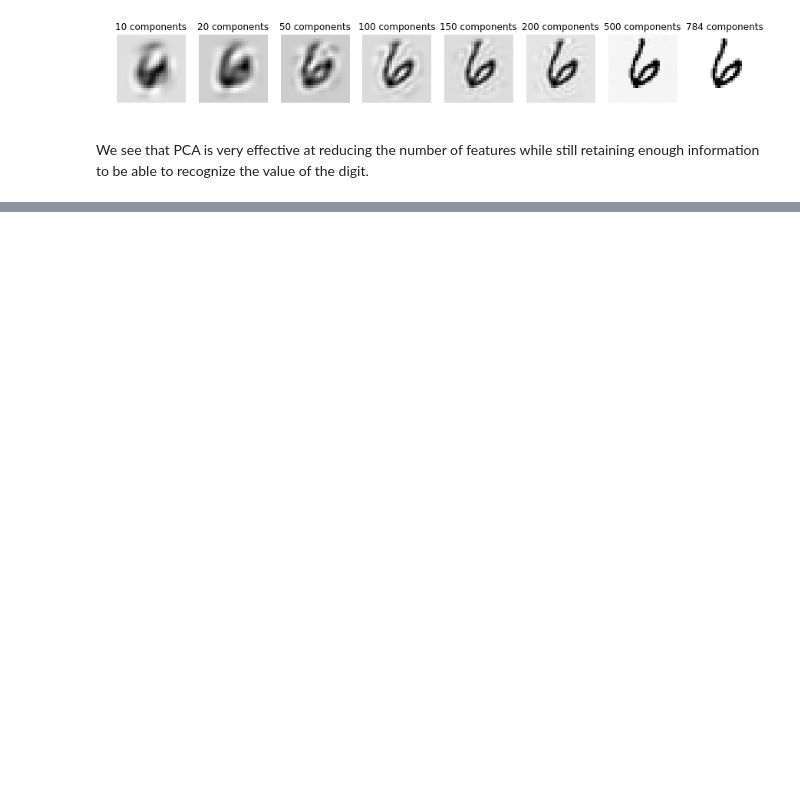
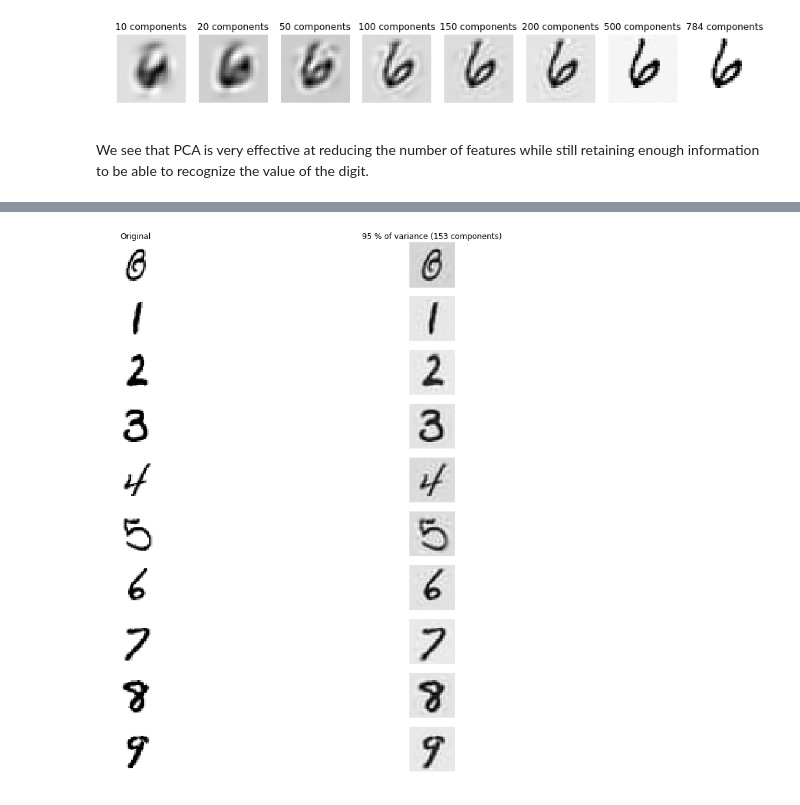
Before and after one commit to ArthMx/MNIST, a Jupyter notebook: MNIST_3.ipynb, the cells around one changed output, grey strips where cells are left out. Drawn from its saved outputs; the diff is of its cells as text; code cells hidden in the pictures; blank space fills up the shorter version.

```diff
--- a/MNIST_3.ipynb
+++ b/MNIST_3.ipynb
@@ -165,0 +146,30 @@ results_df
+# %%
+digits = []
+for i in range(10):
+    i_digits = X_train.loc[y_train==i, :]
+    i_digit = i_digits.sample(1)
+    digits.append(i_digit.values)
+
+n_digits = len(digits)
+
+fig, ax = plt.subplots(n_digits, 2)
+
+first_row = True
+for digit, ax in zip(digits, ax):
+    digit_pca_95 = pca_95.transform(digit.reshape(1,-1))
+    digit_95 = pca_95.inverse_transform(digit_pca_95)
+
+    digit_plot(digit, ax=ax[0])
+
+    digit_plot(digit_95, ax=ax[1])
+
+    if first_row:
+        ax[0].set_title('Original')
+        ax[1].set_title('95 % of variance ({} components)'.format(n_components))
+
+    first_row = False
+
+#plt.suptitle('Digits using n first components', fontsize=20)
+fig.set_size_inches(15,15)
+# %% [output]
+[figure, added]
```
Also changed, not shown: parts of 16 cells of this notebook.
